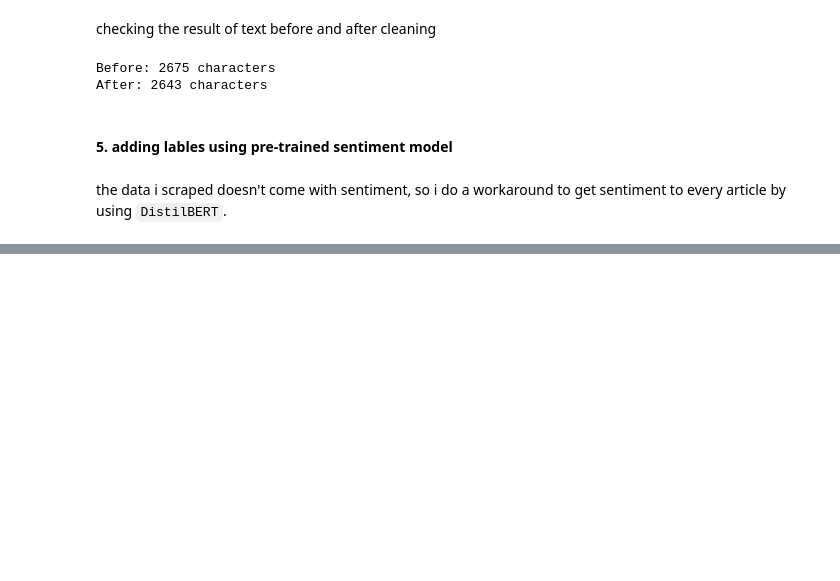
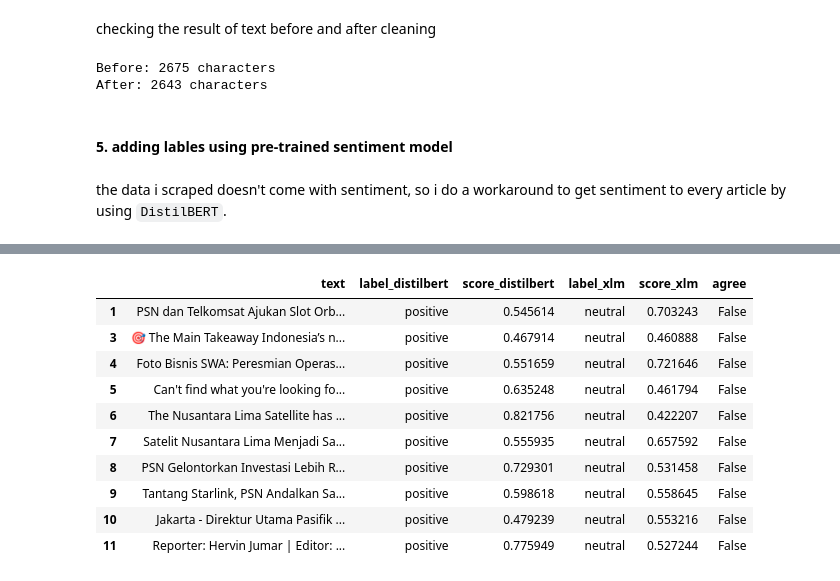
Before and after one commit to lTsumetai/PSN-Article-Sentiment-Analysis, a Jupyter notebook: Article_Sentiment_Analysis.ipynb, the cells around one changed output, grey strips where cells are left out. Saved outputs shown, nothing was run; the diff lists cells and outputs as text; code cells hidden in the pictures; blank space fills up the shorter version.

Commit message:
lxyuan distilbert and xlm roberta labelling comparison

```diff
--- a/Article_Sentiment_Analysis.ipynb
+++ b/Article_Sentiment_Analysis.ipynb
@@ -326,0 +267,8 @@ df[["title", "sentiment_pretrained", "confidence"]].sample(15, random_state=42)
+# %%
+tokenizer = AutoTokenizer.from_pretrained("xlm-roberta-base")
+model = AutoModelForSequenceClassification.from_pretrained("cardiffnlp/twitter-xlm-roberta-base-sentiment")
+
+xlm_roberta_base = pipeline(
+    "sentiment-analysis",
+    model=model,
+    tokenizer=tokenizer)
@@ -326,0 +279,17 @@ df[["title", "sentiment_pretrained", "confidence"]].sample(15, random_state=42)
+# %%
+texts = df["clean_text"].tolist()
+
+#loading two models
+distilbert_result = lxyuan_distilbert_classifier(texts, truncation=True, max_length=512, batch_size=8)
+xlm_result = xlm_roberta_base(texts, truncation=True, max_length=512)
+# %%
+# put both results into a seperate table
+compare_df = pd.DataFrame({
+    "text": texts,
+    "label_distilbert": pd.DataFrame(distilbert_result)["label"].str.lower(),
+    "score_distilbert": pd.DataFrame(distilbert_result)["score"],
+    "label_xlm": pd.DataFrame(xlm_result)["label"].str.lower(),
+    "score_xlm": pd.DataFrame(xlm_result)["score"]
+})
+
+compare_df.head(10)
@@ -326,0 +333,3 @@ df[["title", "sentiment_pretrained", "confidence"]].sample(15, random_state=42)
+# %%
+compare_df["agree"] = compare_df["label_distilbert"] == compare_df["label_xlm"]
+print("Agreement:", compare_df["agree"].mean())
@@ -326,0 +352,14 @@ df[["title", "sentiment_pretrained", "confidence"]].sample(15, random_state=42)
+# %%
+compare_df[compare_df["agree"] == False].head(10)
+# %% [output]
+|  | text | label_distilbert | score_distilbert | label_xlm | score_xlm | agree |
+| 1 | PSN dan Telkomsat Ajukan Slot Orb... | positive | 0.545614 | neutral | 0.703243 | False |
+| 3 | 🎯 The Main Takeaway Indonesia’s n... | positive | 0.467914 | neutral | 0.460888 | False |
+| 4 | Foto Bisnis SWA: Peresmian Operas... | positive | 0.551659 | neutral | 0.721646 | False |
+| 5 | Can't find what you're looking fo... | positive | 0.635248 | neutral | 0.461794 | False |
+| 6 | The Nusantara Lima Satellite has ... | positive | 0.821756 | neutral | 0.422207 | False |
+| 7 | Satelit Nusantara Lima Menjadi Sa... | positive | 0.555935 | neutral | 0.657592 | False |
+| 8 | PSN Gelontorkan Investasi Lebih R... | positive | 0.729301 | neutral | 0.531458 | False |
+| 9 | Tantang Starlink, PSN Andalkan Sa... | positive | 0.598618 | neutral | 0.558645 | False |
+| 10 | Jakarta - Direktur Utama Pasifik ... | positive | 0.479239 | neutral | 0.553216 | False |
+| 11 | Reporter: Hervin Jumar | Editor: ... | positive | 0.775949 | neutral | 0.527244 | False |
```
Also changed, not shown: parts of 16 cells of this notebook.
